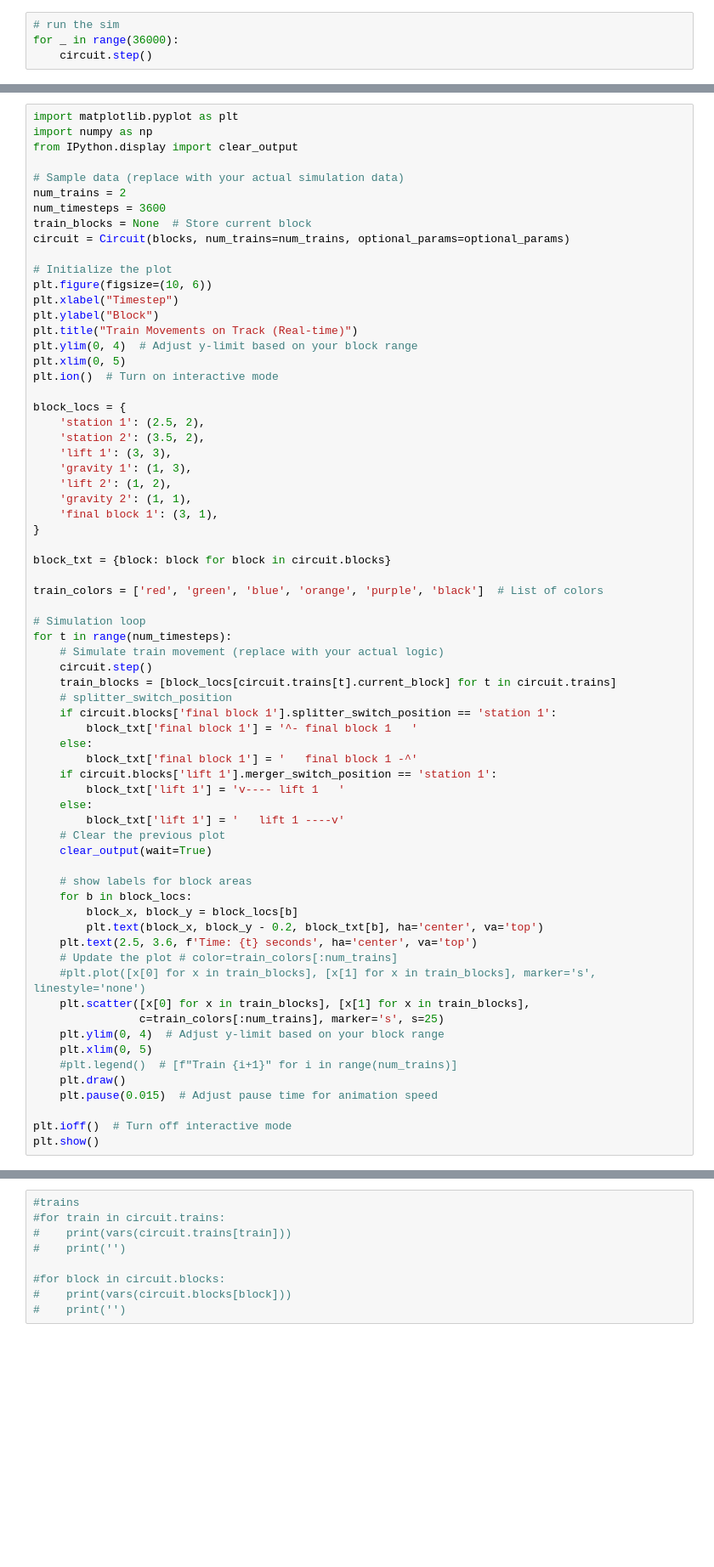
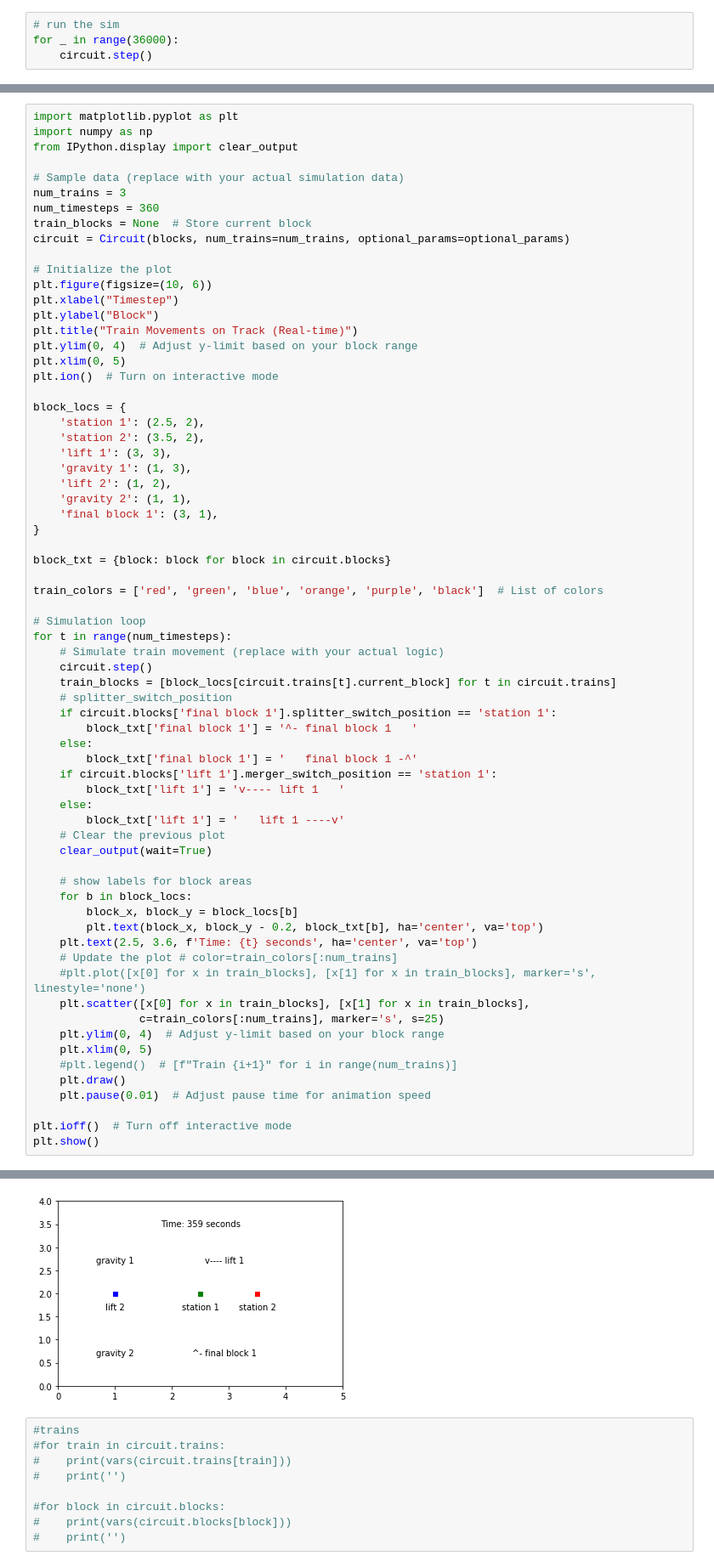
Before and after one commit to AlexBorger/block-zone-simulator, a Jupyter notebook: Code/sim_scratchpad.ipynb, the cells around one changed output, grey strips where cells are left out. Shown at 85% size. Saved outputs shown, nothing was run; the diff lists cells and outputs as text; blank space fills up the shorter version.

```diff
--- a/Code/sim_scratchpad.ipynb
+++ b/Code/sim_scratchpad.ipynb
@@ -119,8 +213,8 @@ import numpy as np
 from IPython.display import clear_output
 
 # Sample data (replace with your actual simulation data)
-num_trains = 2
-num_timesteps = 3600
+num_trains = 3
+num_timesteps = 360
 train_blocks = None  # Store current block
 circuit = Circuit(blocks, num_trains=num_trains, optional_params=optional_params)
 
@@ -177,7 +271,7 @@ for t in range(num_timesteps):
     plt.xlim(0, 5)
     #plt.legend()  # [f"Train {i+1}" for i in range(num_trains)]
     plt.draw()
-    plt.pause(0.015)  # Adjust pause time for animation speed
+    plt.pause(0.01)  # Adjust pause time for animation speed
 
 plt.ioff()  # Turn off interactive mode
 plt.show()
@@ -186,3 +279,4 @@ KeyboardInterrupt:
+[figure, added]
 # %%
 #trains
 #for train in circuit.trains:
```
Also changed, not shown: parts of 3 cells of this notebook, 4 other files.
